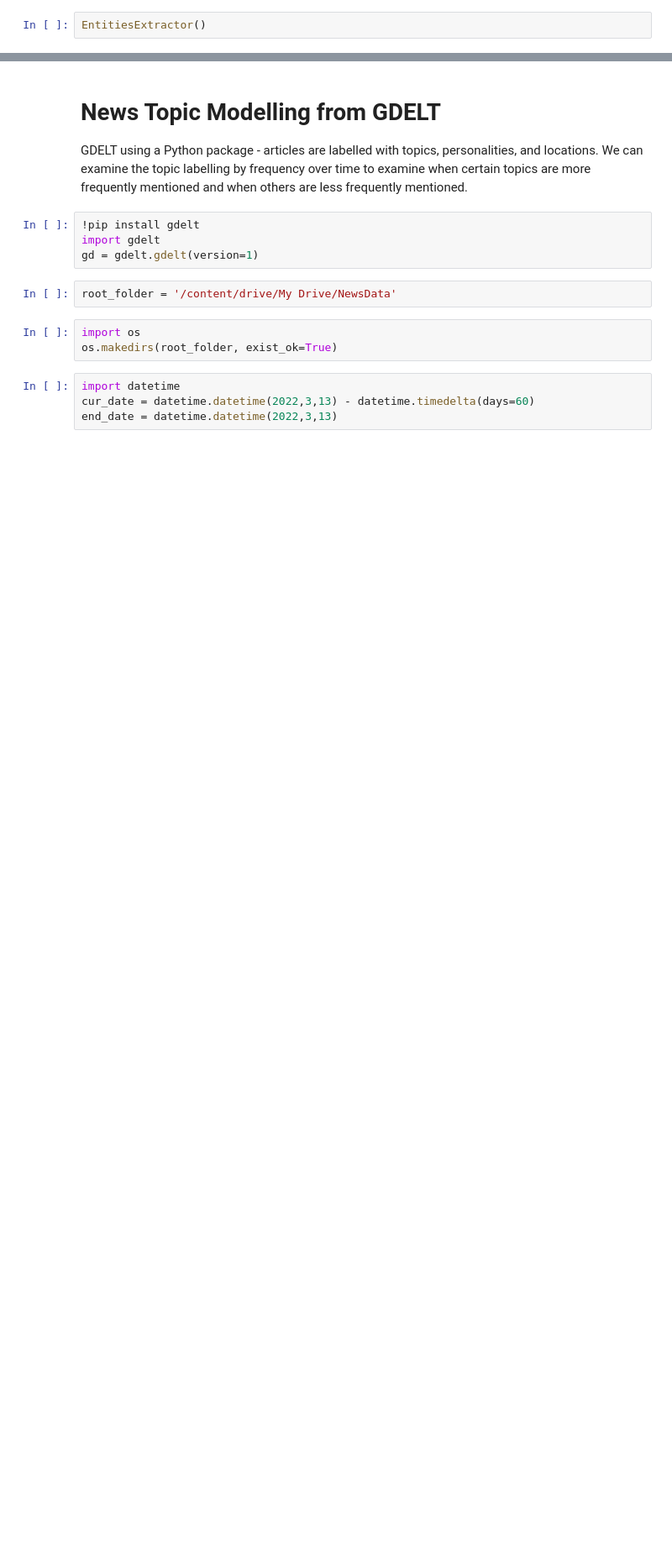
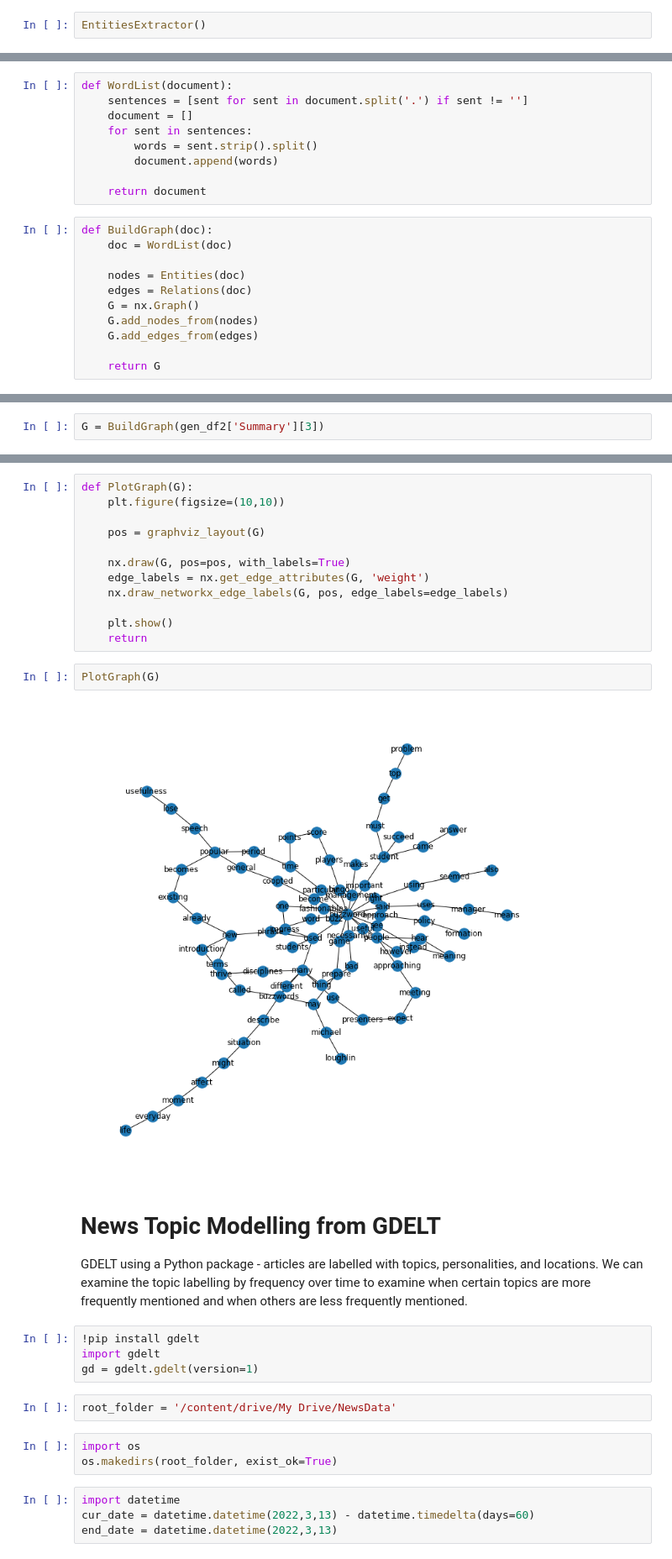
Before and after one commit to michaelmml/NLP-Information-Extraction, a Jupyter notebook: BERTopicModelling.ipynb, the cells around one changed output, grey strips where cells are left out. Shown: that part at 84% size. Cells and saved outputs as stored; diff of their text form; blank space fills up the shorter version.

```diff
--- a/BERTopicModelling.ipynb
+++ b/BERTopicModelling.ipynb
@@ -463,0 +584,20 @@ EntitiesExtractor()
+# %%
+def WordList(document):
+    sentences = [sent for sent in document.split('.') if sent != '']
+    document = []
+    for sent in sentences:
+        words = sent.strip().split()
+        document.append(words)
+
+    return document
+# %%
+def BuildGraph(doc):
+    doc = WordList(doc)
+
+    nodes = Entities(doc)
+    edges = Relations(doc)
+    G = nx.Graph()
+    G.add_nodes_from(nodes)
+    G.add_edges_from(edges)
+
+    return G
@@ -463,0 +621,2 @@ EntitiesExtractor()
+# %%
+G = BuildGraph(gen_df2['Summary'][3])
@@ -464,3 +628,19 @@ EntitiesExtractor()
+# %%
+def PlotGraph(G):
+    plt.figure(figsize=(10,10))
+
+    pos = graphviz_layout(G)
+
+    nx.draw(G, pos=pos, with_labels=True)
+    edge_labels = nx.get_edge_attributes(G, 'weight')
+    nx.draw_networkx_edge_labels(G, pos, edge_labels=edge_labels)
+
+    plt.show()
+    return
+# %%
+PlotGraph(G)
+# %% [output]
+[figure, added]
 # %% [markdown]
 # News Topic Modelling from GDELT
 
```
Also changed, not shown: parts of 29 cells of this notebook.
